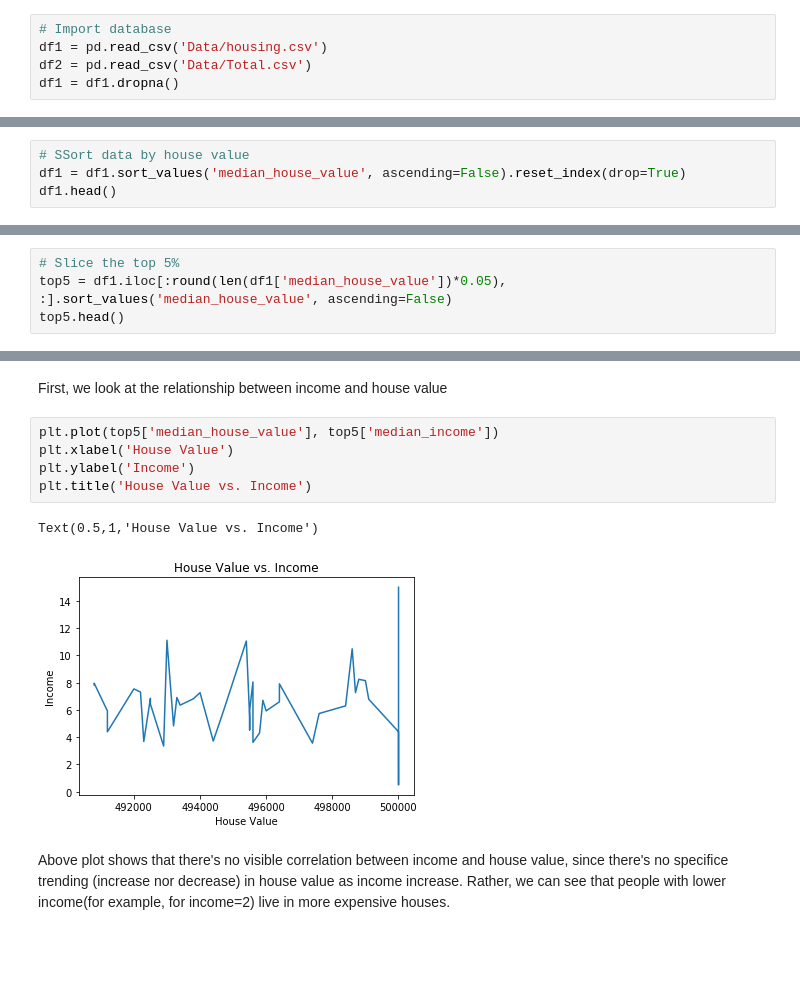
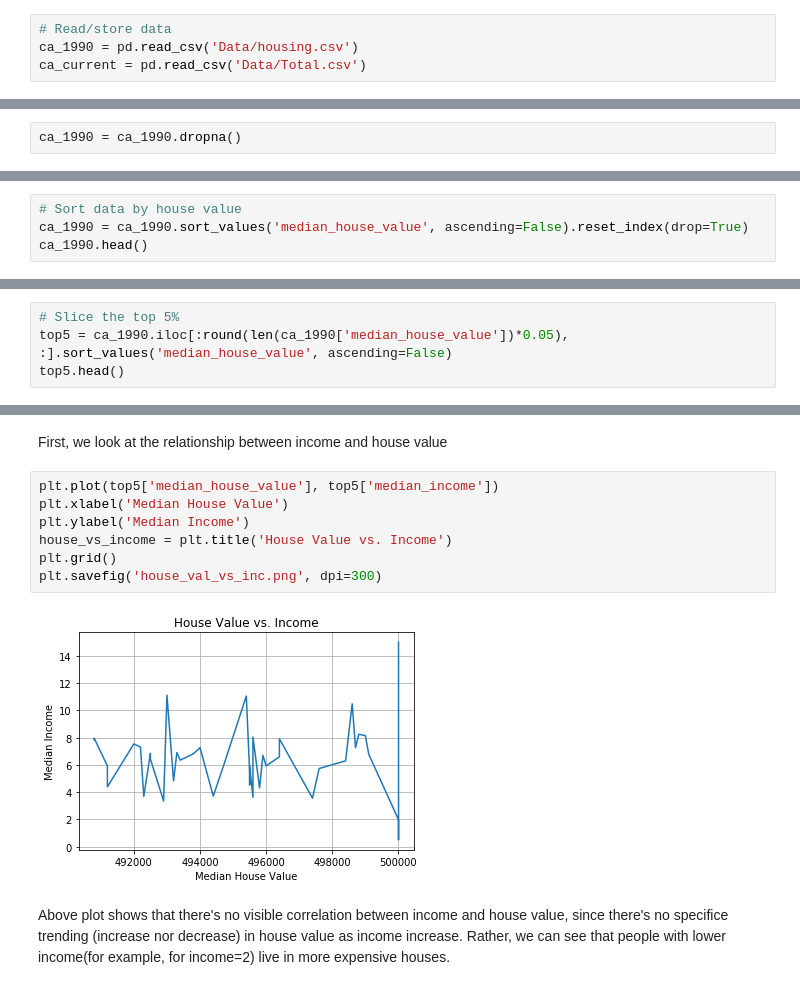
Before and after one commit to truonglybach/project1_UCI, a Jupyter notebook: shayan.ipynb, the cells around one changed output, grey strips where cells are left out. Drawn from its saved outputs; the diff is of its cells as text; blank space fills up the shorter version.

```diff
--- a/shayan.ipynb
+++ b/shayan.ipynb
@@ -9,7 +9,6 @@ import gmplot
 import scipy.stats as stats
 #from config import api_key
 # %%
-# Import database
-df1 = pd.read_csv('Data/housing.csv')
-df2 = pd.read_csv('Data/Total.csv')
-df1 = df1.dropna()
+# Read/store data
+ca_1990 = pd.read_csv('Data/housing.csv')
+ca_current = pd.read_csv('Data/Total.csv')
@@ -15,0 +46,2 @@ df1 = df1.dropna()
+# %%
+ca_1990 = ca_1990.dropna()
@@ -18,9 +59,9 @@ df1 = df1.dropna()
 # %% [markdown]
 Sort and slice data to get top and bottom 5%
 # %%
-# SSort data by house value
-df1 = df1.sort_values('median_house_value', ascending=False).reset_index(drop=True)
-df1.head()
+# Sort data by house value
+ca_1990 = ca_1990.sort_values('median_house_value', ascending=False).reset_index(drop=True)
+ca_1990.head()
 # %% [output]
 |  | longitude | latitude | housing_median_age | total_rooms | total_bedrooms | population | households | ... |
 | 0 | -118.42 | 34.08 | 48 | 2413 | 261.0 | 770 | 248 | ... |
@@ -31,6 +72,6 @@ df1.head()
 # %%
 # Slice the top 5%
-top5 = df1.iloc[:round(len(df1['median_house_value'])*0.05), :].sort_values('median_house_value', ascending=False)
+top5 = ca_1990.iloc[:round(len(ca_1990['median_house_value'])*0.05), :].sort_values('median_house_value', ascending=False)
 top5.head()
 # %% [output]
 |  | longitude | latitude | housing_median_age | total_rooms | total_bedrooms | population | households | ... |
@@ -71,12 +112,13 @@ Now we clean our data and create a new dataframe with informations we need
 First, we look at the relationship between income and house value
 # %%
 plt.plot(top5['median_house_value'], top5['median_income'])
-plt.xlabel('House Value')
-plt.ylabel('Income')
-plt.title('House Value vs. Income')
+plt.xlabel('Median House Value')
+plt.ylabel('Median Income')
+house_vs_income = plt.title('House Value vs. Income')
+plt.grid()
+plt.savefig('house_val_vs_inc.png', dpi=300)
 # %% [output]
-Text(0.5,1,'House Value vs. Income')
-[figure, old version]
+[figure, new version]
 # %% [markdown]
 Above plot shows that there's no visible correlation between income and house value, since there's no specifice trending (increase nor decrease) in house value as income increase. Rather, we can see that people with lower income(for example, for income=2) live in more expensive houses.
 # %% [markdown]
```
Also changed, not shown: parts of 35 cells of this notebook, 9 other files.
